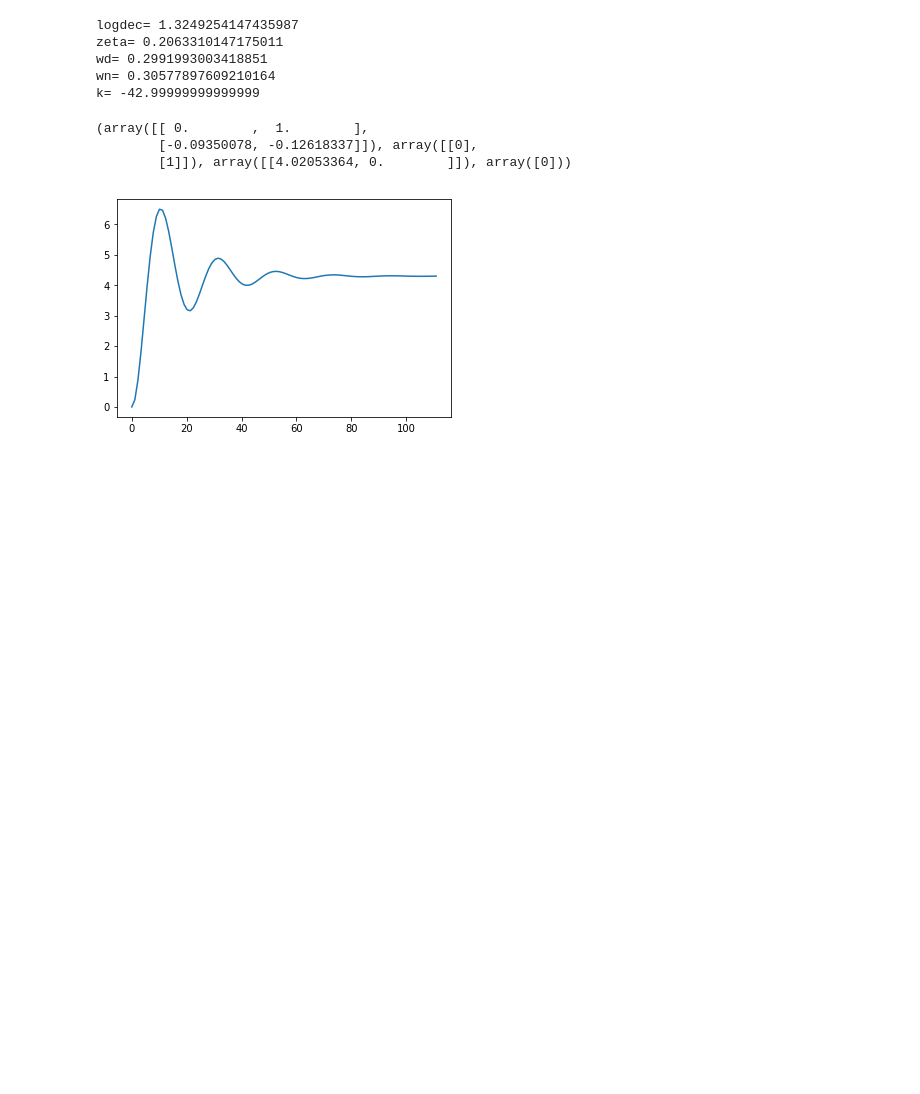
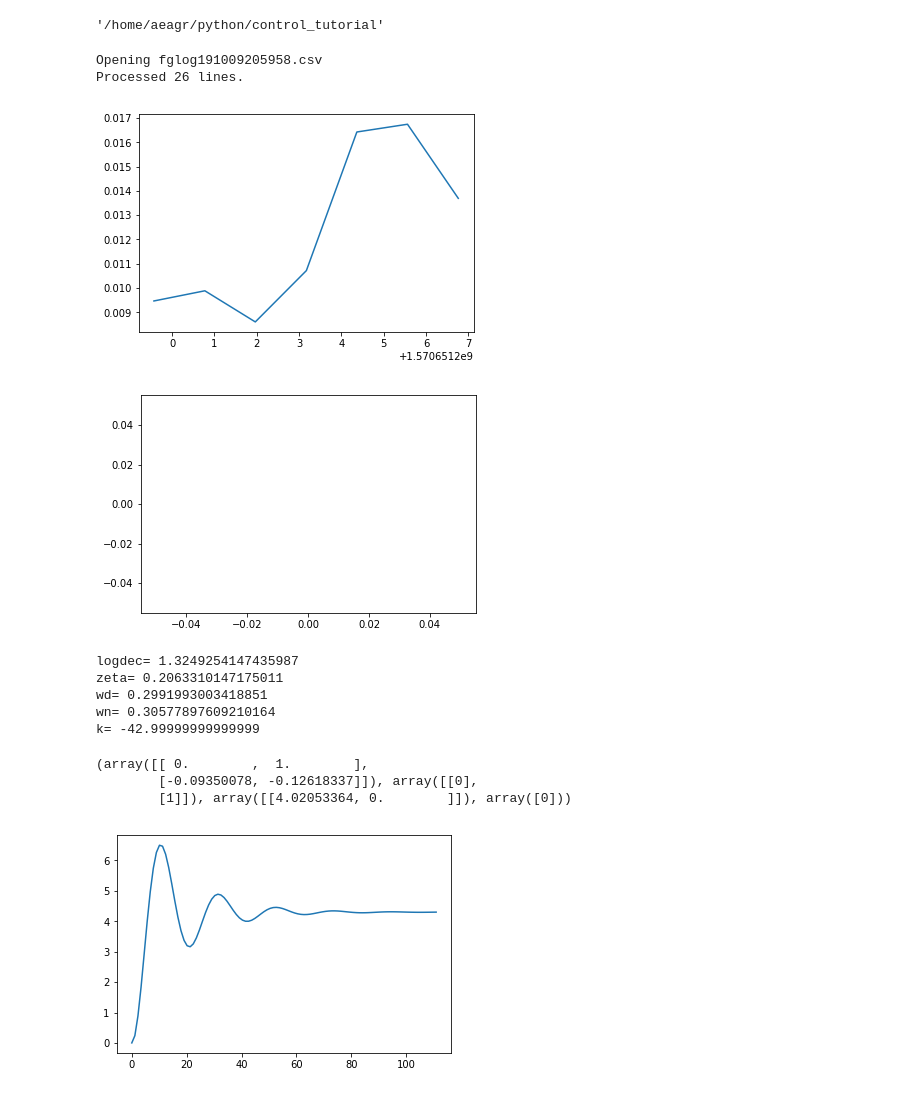
Before and after one commit to arthurrichards77/control_tutorial, a Jupyter notebook: model.ipynb, the cells around one changed output. Drawn from its saved outputs; the diff is of its cells as text; code cells hidden in the pictures; blank space fills up the shorter version.

Commit message:
Revised fgplot to enable import as library

```diff
--- a/model.ipynb
+++ b/model.ipynb
@@ -12,3 +6,26 @@ Processed 189 lines.
+# %%
+import os
+os.getcwd()
+# %% [output]
+'/home/aeagr/python/control_tutorial'
+# %%
+from fgplot import import_log
+data_dict = import_log('fglog191009205958.csv')
+
+plt.figure()
+(th,h)=data_dict['/velocities/vertical-speed-fps']
+plt.plot(th,h)
+
+plt.figure()
+(te,e)=data_dict['/controls/flight/elevator']
+plt.plot(te,e)
+
+plt.show()
+# %% [output]
+Opening fglog191009205958.csv
+Processed 26 lines.
+[figure, added]
+[figure, added]
 # %%
 p1 = 13.4
 p2 = 7.6
```
Also changed, not shown: parts of 3 cells of this notebook, 1 other file.
